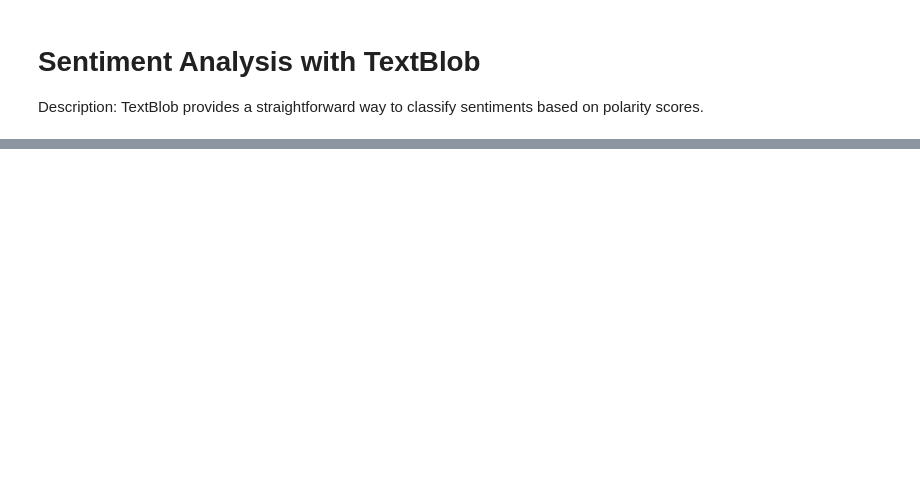
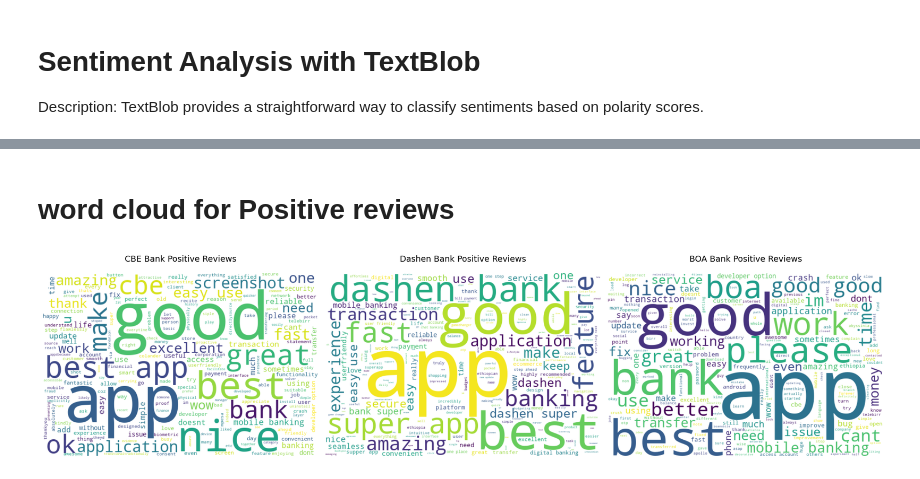
Before and after one commit to nanecha/Bank-Reviews-Analysis, a Jupyter notebook: notebookes/Sentiment_thematic_anlysis.ipynb, the cells around one changed output, grey strips where cells are left out. Saved outputs shown, nothing was run; the diff lists cells and outputs as text; code cells hidden in the pictures; blank space fills up the shorter version.

```diff
--- a/notebookes/Sentiment_thematic_anlysis.ipynb
+++ b/notebookes/Sentiment_thematic_anlysis.ipynb
@@ -254,0 +488,35 @@ Name: count, dtype: int64
+# %% [markdown]
+# word cloud for Positive reviews
+# %%
+# --- CBE Word Cloud ---
+plt.figure(figsize=(20, 20))  # Wider figure for 3 subplots
+plt.subplot(1, 3, 1)  # 1 row, 3 cols, position 1
+cbe_positive_reviews = CBE_bank[CBE_bank['Sentiment_label'] == 'positive']['cleaned_review_text']
+cbe_text = ' '.join(cbe_positive_reviews)
+wordcloud = WordCloud(width=600, height=400, background_color='white').generate(cbe_text)
+plt.imshow(wordcloud, interpolation='bilinear')
+plt.axis('off')
+plt.title('CBE Bank Positive Reviews', fontsize=14, pad=20)
+
+# --- Dashen Word Cloud ---
+dashen_positive_reviews = DA_Bank[DA_Bank['Sentiment_label'] == 'positive']['cleaned_review_text']
+plt.subplot(1, 3, 2)
+dashen_text = ' '.join(dashen_positive_reviews)
+wordcloud = WordCloud(width=600, height=400, background_color='white').generate(dashen_text)
+plt.imshow(wordcloud, interpolation='bilinear')
+plt.axis('off')
+plt.title('Dashen Bank Positive Reviews', fontsize=14, pad=20)
+
+# --- BOA Word Cloud ---
+boa_positive_reviews = BOA_bank[BOA_bank['Sentiment_label'] == 'positive']['cleaned_review_text']
+plt.subplot(1, 3, 3)
+boa_text = ' '.join(boa_positive_reviews)
+wordcloud = WordCloud(width=600, height=400, background_color='white').generate(boa_text)
+plt.imshow(wordcloud, interpolation='bilinear')
+plt.axis('off')
+plt.title('BOA Bank Positive Reviews', fontsize=14, pad=20)
+
+plt.tight_layout()  # Prevent overlapping
+plt.show()
+# %% [output]
+[figure, added]
```
Also changed, not shown: parts of 25 cells of this notebook, 1 other file.
